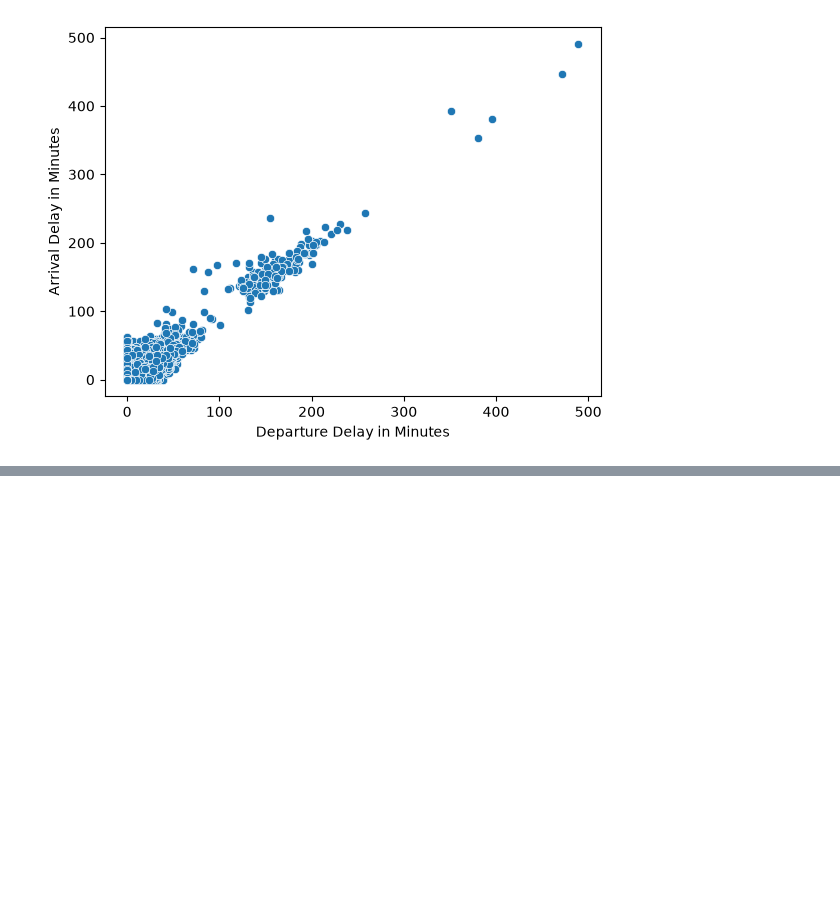
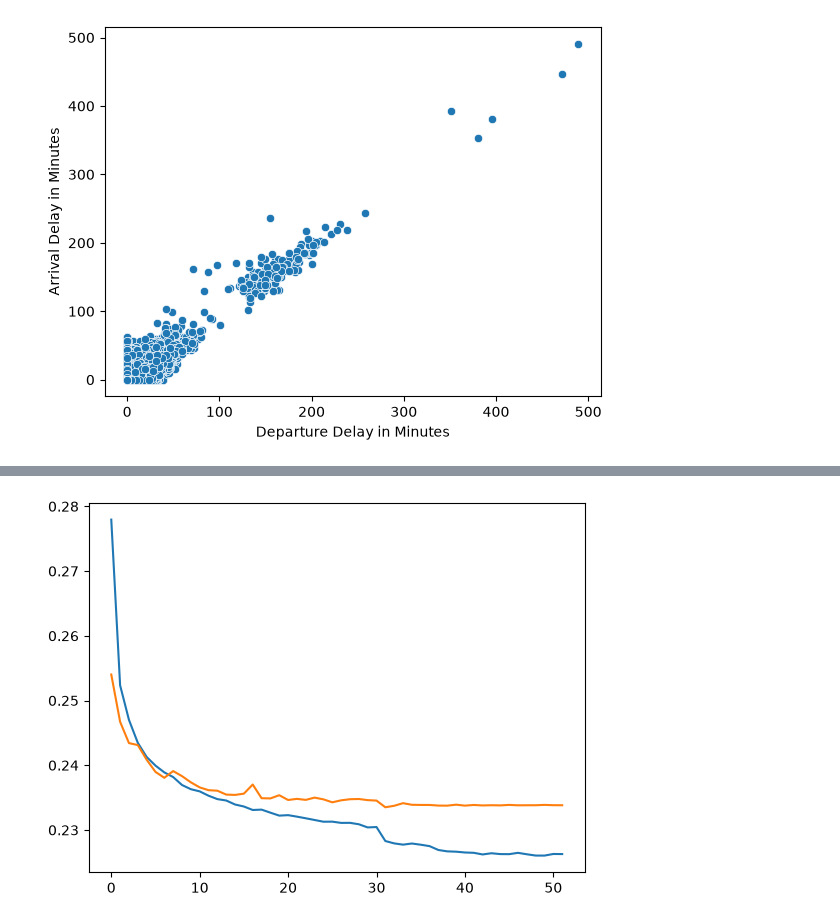
Before and after one commit to anirban2005143a/machine_learning, a Jupyter notebook: deep_learning/ANN/practice/kaggle_Airline_Passenger_satisfaction.ipynb, the cells around one changed output, grey strips where cells are left out. Cells and saved outputs as stored; diff of their text form; code cells hidden in the pictures; blank space fills up the shorter version.

```diff
--- a/deep_learning/ANN/practice/kaggle_Airline_Passenger_satisfaction.ipynb
+++ b/deep_learning/ANN/practice/kaggle_Airline_Passenger_satisfaction.ipynb
@@ -203,0 +325,28 @@ df.to_csv("../../../datasets/kaggle-airline_passenger_satisfaction/cleaned_train
+# %%
+model.compile(loss='binary_crossentropy', optimizer=Adam(learning_rate=0.001))
+# %%
+lr_scheduler = ReduceLROnPlateau(
+    monitor='val_loss',
+    factor=0.6,
+    patience=5,
+    min_lr=1e-7
+)
+# %%
+early_stopping = EarlyStopping(
+    monitor="val_loss",
+    min_delta=0.00001,
+    patience=20,
+    verbose=1,
+    mode="auto",
+    baseline=None,
+    restore_best_weights=False,
+)
+# %%
+history = model.fit(
+    x_train_scaled,
+    y_train,
+    epochs=200,
+    batch_size=64,
+    validation_split=0.2,
+    callbacks=[lr_scheduler, early_stopping],
+)
@@ -203,0 +371,6 @@ df.to_csv("../../../datasets/kaggle-airline_passenger_satisfaction/cleaned_train
+# %%
+plt.plot(history.history['loss'])
+plt.plot(history.history['val_loss'])
+plt.show()
+# %% [output]
+[figure, added]
```
Also changed, not shown: parts of 33 cells of this notebook, 2 other files.
